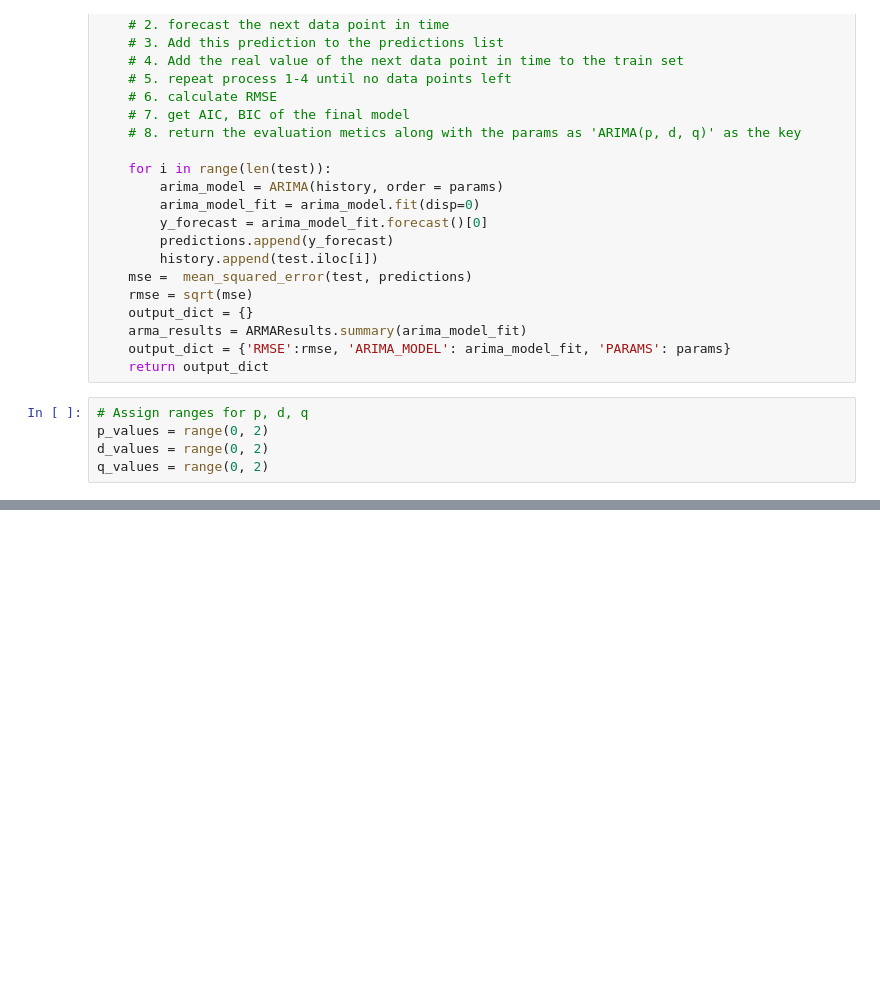
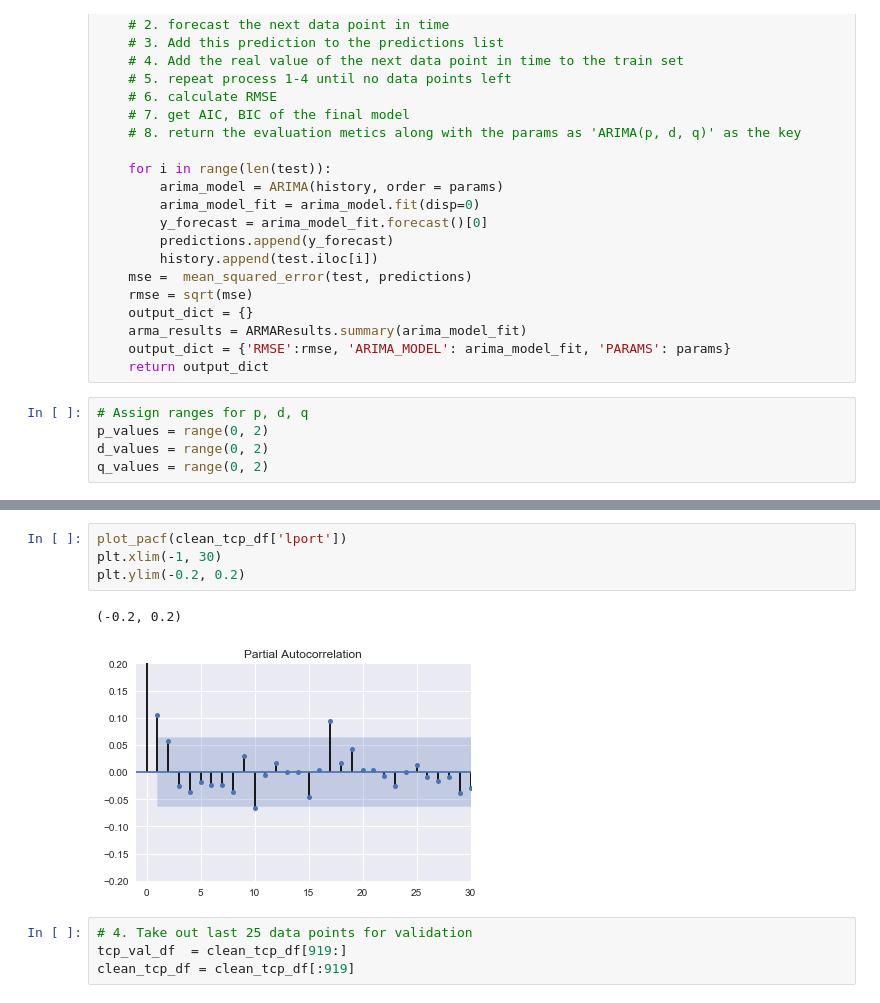
Before and after one commit to JosephKevin/TimeSeriesPrediction, a Jupyter notebook: data_science_challenge.ipynb, the cells around one changed output, grey strips where cells are left out. Cells and saved outputs as stored; diff of their text form; blank space fills up the shorter version.

```diff
--- a/data_science_challenge.ipynb
+++ b/data_science_challenge.ipynb
@@ -569,0 +619,11 @@ PARAMS: (1, 1, 3), RMSE: 155.9351644368157, AIC: 12090.798810356677, BIC: 12119.
+# %%
+plot_pacf(clean_tcp_df['lport'])
+plt.xlim(-1, 30)
+plt.ylim(-0.2, 0.2)
+# %% [output]
+(-0.2, 0.2)
+[figure, added]
+# %%
+# 4. Take out last 25 data points for validation
+tcp_val_df  = clean_tcp_df[919:]
+clean_tcp_df = clean_tcp_df[:919]
```
Also changed, not shown: parts of 19 cells of this notebook.
